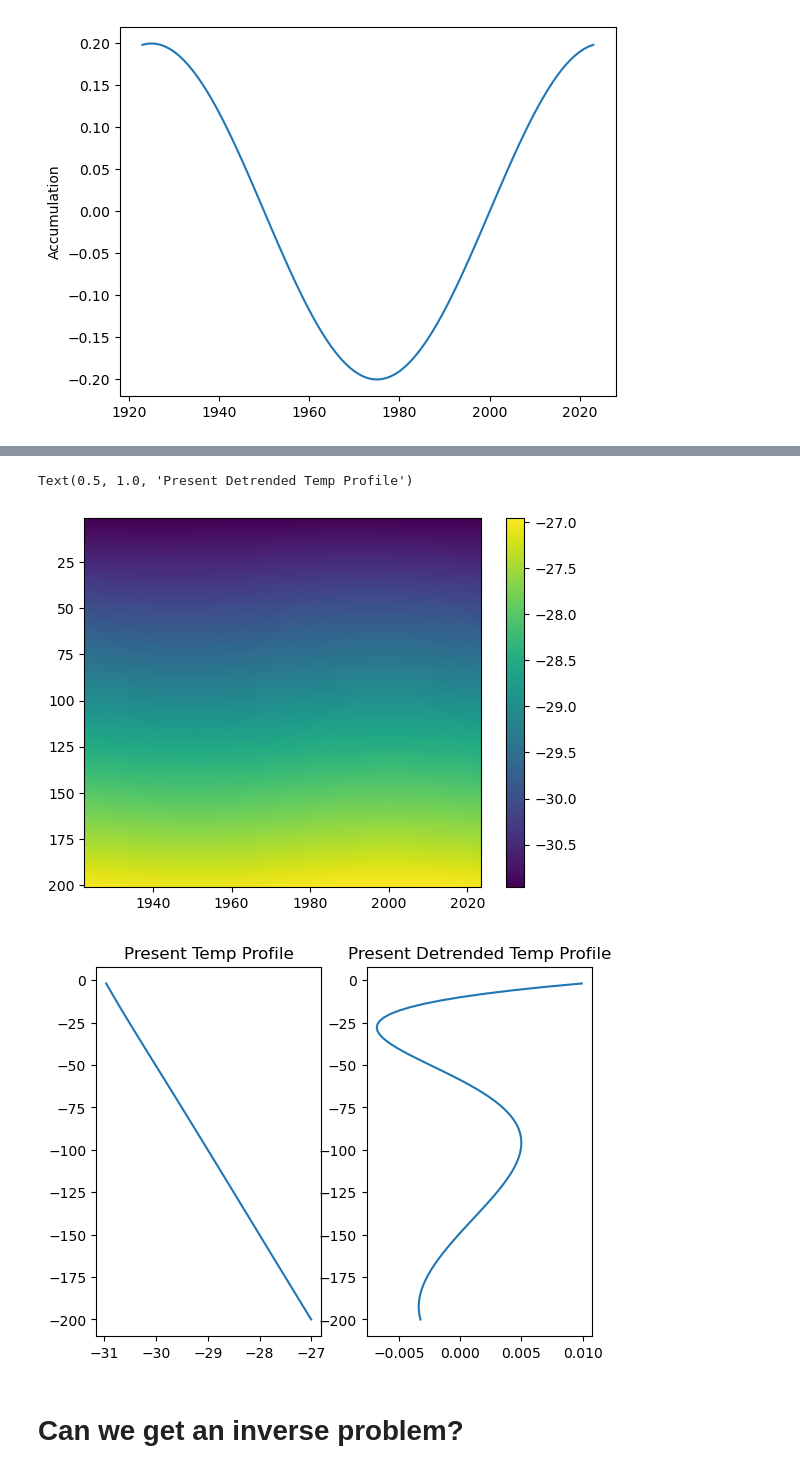
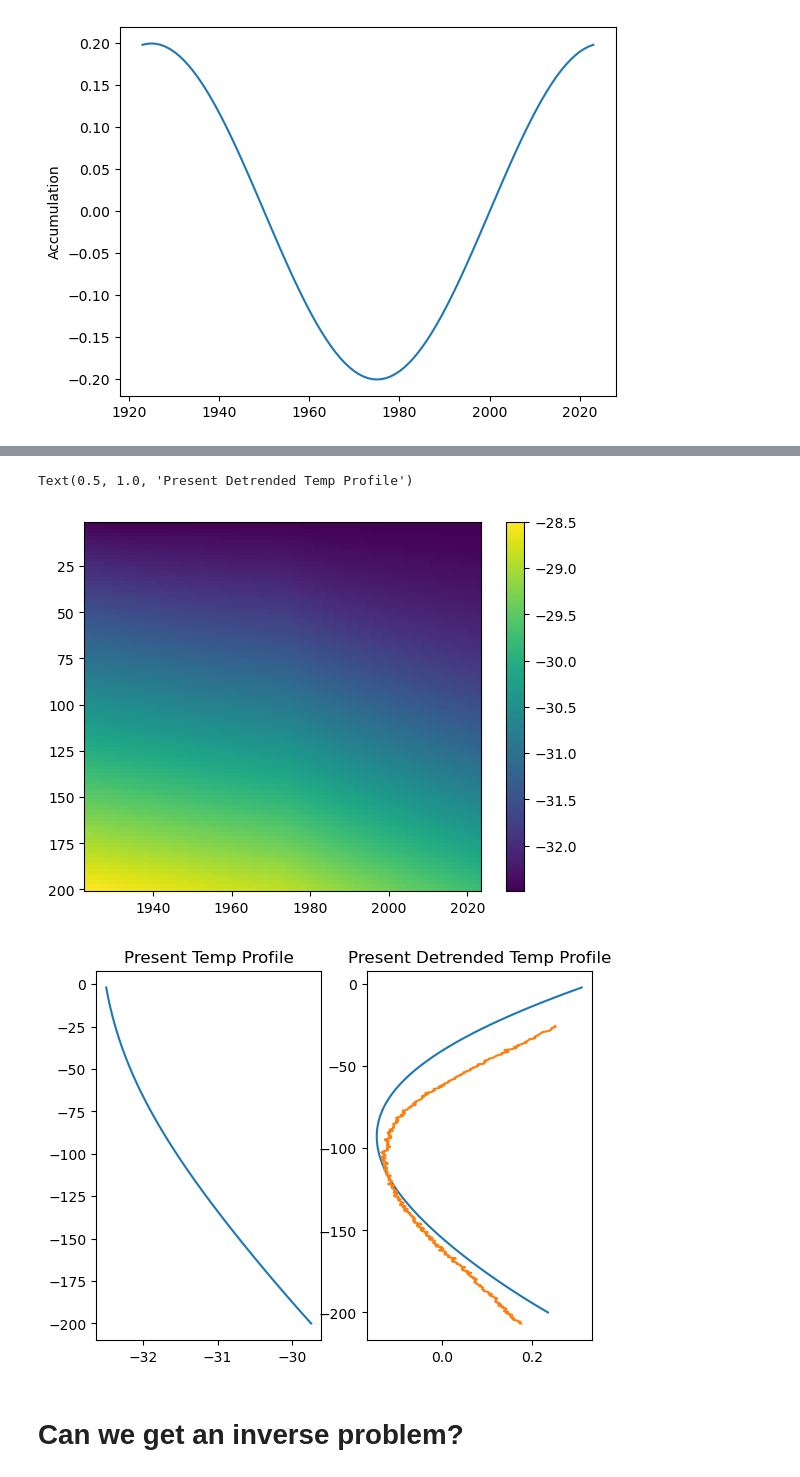
Before and after one commit to johnmorganmanos/Antarctica_AH_Thermometry, a Jupyter notebook: Untitled.ipynb, the cells around one changed output, grey strips where cells are left out. Saved outputs shown, nothing was run; the diff lists cells and outputs as text; code cells hidden in the pictures.

```diff
--- a/Untitled.ipynb
+++ b/Untitled.ipynb
@@ -69,6 +69,8 @@ U,t,z = heat(t_surf,
          alpha = alpha,
          accumulation = accumulation)
 # %%
+min_depth = 100
+max_depth = -1
 fig, ax = plt.subplots()
 im = ax.pcolormesh(t,z,U)
 fig.colorbar(im,ax=ax)
@@ -77,5 +79,6 @@ plt.gca().invert_yaxis()
 fig, (ax1, ax2) = plt.subplots(1, 2)
 ax1.plot(U[:,-1],z*-1)
 ax2.plot(detrend(U[:,-1]),z*-1)
+ax2.plot(detrend(data['ALHIC1902_23_5min'][8].values[min_depth:max_depth]),data['ALHIC1902_23_5min'][0].values[min_depth:max_depth]*-1)
 # %% [output]
 [<matplotlib.lines.Line2D at 0x...>]
@@ -103,3 +106,10 @@ ax.set_ylabel('Accumulation')
 # %% [output]
 Text(0, 0.5, 'Accumulation')
 [figure]
+# %%
+accumulation = np.array([0.4]*nt)
+accumulation[50:] = .9
+t=np.linspace(tmin,tmax, nt)
+fig,ax = plt.subplots()
+ax.plot(t,accumulation)
+ax.set_ylabel('Accumulation')
@@ -106,5 +119,5 @@ Text(0, 0.5, 'Accumulation')
 # %%
-t_surf = np.array([-31]*nt)
+t_surf = np.array([-32.5]*nt)
 U,t,z = heat_var_accum(t_surf,
                        accumulation,
          tmax = tmax,
@@ -117,19 +130,20 @@ U,t,z = heat_var_accum(t_surf,
 # %%
 fig, ax = plt.subplots()
 im = ax.pcolormesh(t,z,U)
 fig.colorbar(im,ax=ax)
 plt.gca().invert_yaxis()
 
 fig, (ax1, ax2) = plt.subplots(1, 2)
 ax1.plot(U[:,-1],z*-1)
 ax1.set_title('Present Temp Profile')
 
 ax2.plot(detrend(U[:,-1]),z*-1)
+ax2.plot(detrend(data['ALHIC1902_23_5min'][8].values[min_depth:max_depth]),data['ALHIC1902_23_5min'][0].values[min_depth:max_depth]*-1)
 ax2.set_title('Present Detrended Temp Profile')
 # %% [output]
 Text(0.5, 1.0, 'Present Detrended Temp Profile')
-[figure, old version]
+[figure, new version]
-[figure, old version]
+[figure, new version]
 # %% [markdown]
 # Can we get an inverse problem?
 # %%
```
Also changed, not shown: parts of 22 cells of this notebook.
